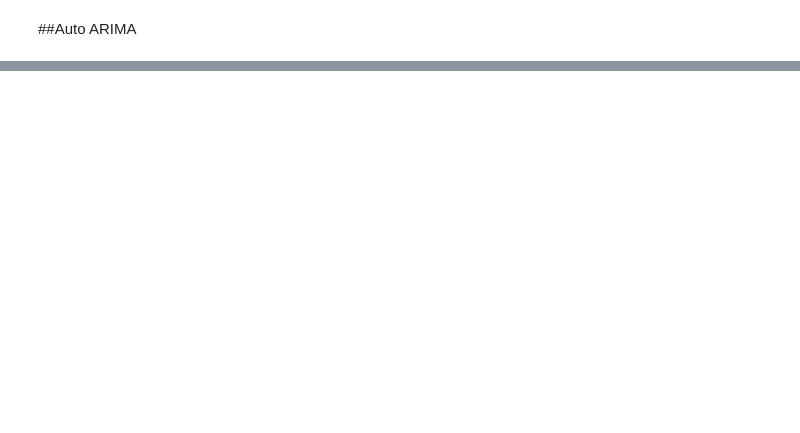
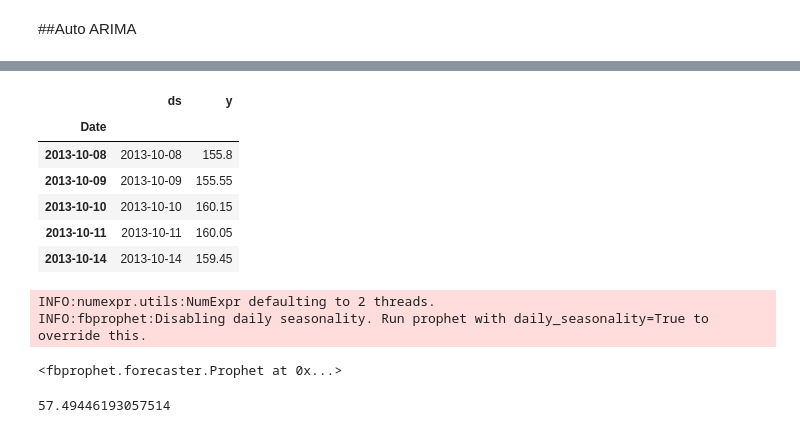
Before and after one commit to Harshit0208/Stock-Prices_Prediction, a Jupyter notebook: Stock_prices_prediction.ipynb, the cells around one changed output, grey strips where cells are left out. Saved outputs shown, nothing was run; the diff lists cells and outputs as text; code cells hidden in the pictures; blank space fills up the shorter version.

```diff
--- a/Stock_prices_prediction.ipynb
+++ b/Stock_prices_prediction.ipynb
@@ -269,0 +352,11 @@ See the caveats in the documentation: http://pandas.pydata.org/pandas-docs/stabl
+# %%
+new_data.rename(columns={'Close': 'y', 'Date': 'ds'}, inplace=True)
+new_data.head()
+# %% [output]
+|  | ds | y |
+| Date |  |  |
+| 2013-10-08 | 2013-10-08 | 155.8 |
+| 2013-10-09 | 2013-10-09 | 155.55 |
+| 2013-10-10 | 2013-10-10 | 160.15 |
+| 2013-10-11 | 2013-10-11 | 160.05 |
+| 2013-10-14 | 2013-10-14 | 159.45 |
@@ -269,0 +366,7 @@ See the caveats in the documentation: http://pandas.pydata.org/pandas-docs/stabl
+# %%
+model = Prophet()
+model.fit(train)
+# %% [output]
+INFO:numexpr.utils:NumExpr defaulting to 2 threads.
+INFO:fbprophet:Disabling daily seasonality. Run prophet with daily_seasonality=True to override this.
+<fbprophet.forecaster.Prophet at 0x...>
@@ -269,0 +376,6 @@ See the caveats in the documentation: http://pandas.pydata.org/pandas-docs/stabl
+# %%
+forecast_valid = forecast['yhat'][987:]
+rms=np.sqrt(np.mean(np.power((np.array(valid['y'])-np.array(forecast_valid)),2)))
+rms
+# %% [output]
+57.49446193057514
```
Also changed, not shown: parts of 40 cells of this notebook.
